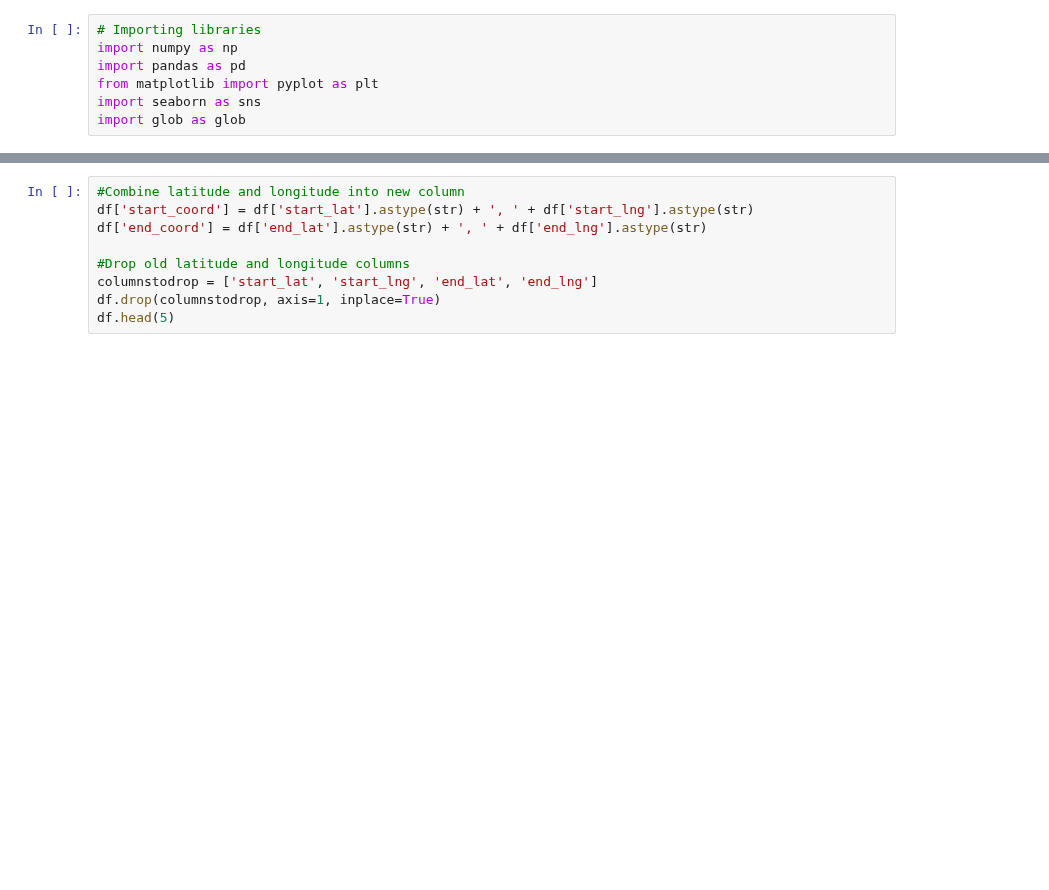
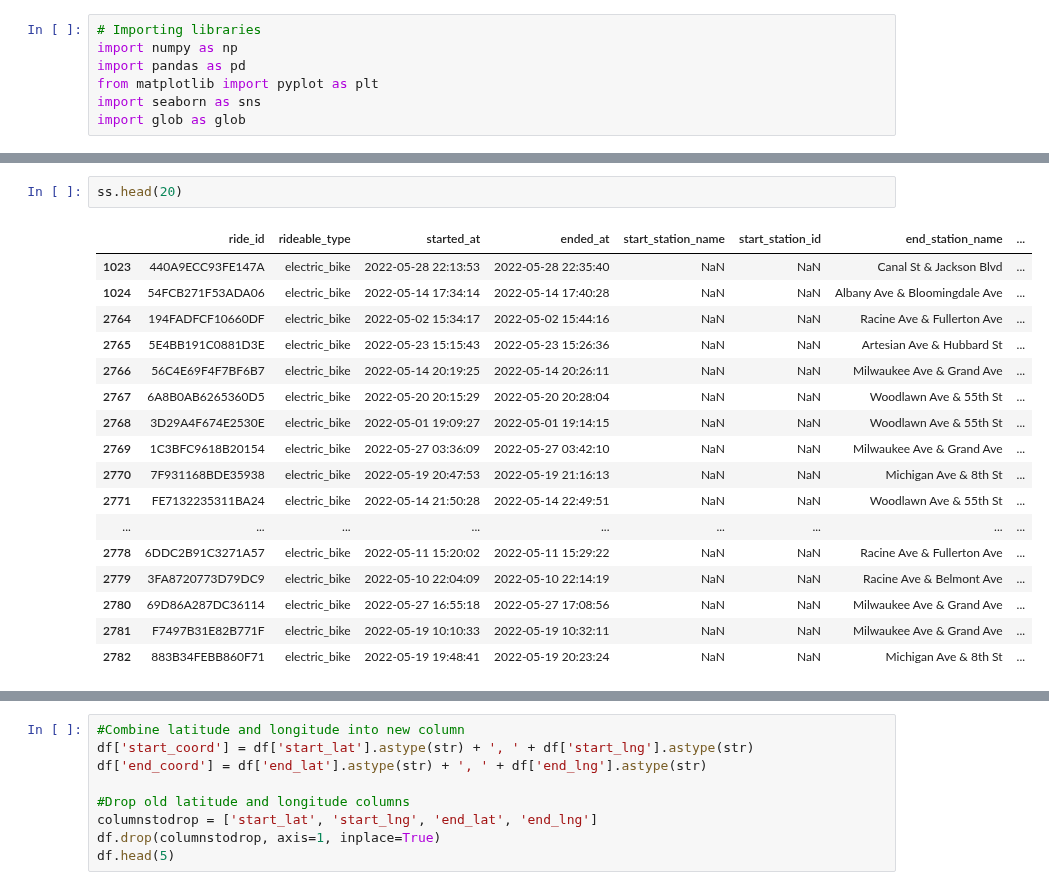
Before and after one commit to andyguo0228/bike_share_python, a Jupyter notebook: scratchbook.ipynb, the cells around one changed output, grey strips where cells are left out. Drawn from its saved outputs; the diff is of its cells as text; blank space fills up the shorter version.

```diff
--- a/scratchbook.ipynb
+++ b/scratchbook.ipynb
@@ -33,0 +206,20 @@ import glob as glob
+# %%
+ss.head(20)
+# %% [output]
+|  | ride_id | rideable_type | started_at | ended_at | start_station_name | start_station_id | end_station_name | ... |
+| 1023 | 440A9ECC93FE147A | electric_bike | 2022-05-28 22:13:53 | 2022-05-28 22:35:40 | NaN | NaN | Canal St & Jackson Blvd | ... |
+| 1024 | 54FCB271F53ADA06 | electric_bike | 2022-05-14 17:34:14 | 2022-05-14 17:40:28 | NaN | NaN | Albany Ave & Bloomingdale Ave | ... |
+| 2764 | 194FADFCF10660DF | electric_bike | 2022-05-02 15:34:17 | 2022-05-02 15:44:16 | NaN | NaN | Racine Ave & Fullerton Ave | ... |
+| 2765 | 5E4BB191C0881D3E | electric_bike | 2022-05-23 15:15:43 | 2022-05-23 15:26:36 | NaN | NaN | Artesian Ave & Hubbard St | ... |
+| 2766 | 56C4E69F4F7BF6B7 | electric_bike | 2022-05-14 20:19:25 | 2022-05-14 20:26:11 | NaN | NaN | Milwaukee Ave & Grand Ave | ... |
+| 2767 | 6A8B0AB6265360D5 | electric_bike | 2022-05-20 20:15:29 | 2022-05-20 20:28:04 | NaN | NaN | Woodlawn Ave & 55th St | ... |
+| 2768 | 3D29A4F674E2530E | electric_bike | 2022-05-01 19:09:27 | 2022-05-01 19:14:15 | NaN | NaN | Woodlawn Ave & 55th St | ... |
+| 2769 | 1C3BFC9618B20154 | electric_bike | 2022-05-27 03:36:09 | 2022-05-27 03:42:10 | NaN | NaN | Milwaukee Ave & Grand Ave | ... |
+| 2770 | 7F931168BDE35938 | electric_bike | 2022-05-19 20:47:53 | 2022-05-19 21:16:13 | NaN | NaN | Michigan Ave & 8th St | ... |
+| 2771 | FE7132235311BA24 | electric_bike | 2022-05-14 21:50:28 | 2022-05-14 22:49:51 | NaN | NaN | Woodlawn Ave & 55th St | ... |
+| ... | ... | ... | ... | ... | ... | ... | ... | ... |
+| 2778 | 6DDC2B91C3271A57 | electric_bike | 2022-05-11 15:20:02 | 2022-05-11 15:29:22 | NaN | NaN | Racine Ave & Fullerton Ave | ... |
+| 2779 | 3FA8720773D79DC9 | electric_bike | 2022-05-10 22:04:09 | 2022-05-10 22:14:19 | NaN | NaN | Racine Ave & Belmont Ave | ... |
+| 2780 | 69D86A287DC36114 | electric_bike | 2022-05-27 16:55:18 | 2022-05-27 17:08:56 | NaN | NaN | Milwaukee Ave & Grand Ave | ... |
+| 2781 | F7497B31E82B771F | electric_bike | 2022-05-19 10:10:33 | 2022-05-19 10:32:11 | NaN | NaN | Milwaukee Ave & Grand Ave | ... |
+| 2782 | 883B34FEBB860F71 | electric_bike | 2022-05-19 19:48:41 | 2022-05-19 20:23:24 | NaN | NaN | Michigan Ave & 8th St | ... |
```
Also changed, not shown: parts of 28 cells of this notebook.
